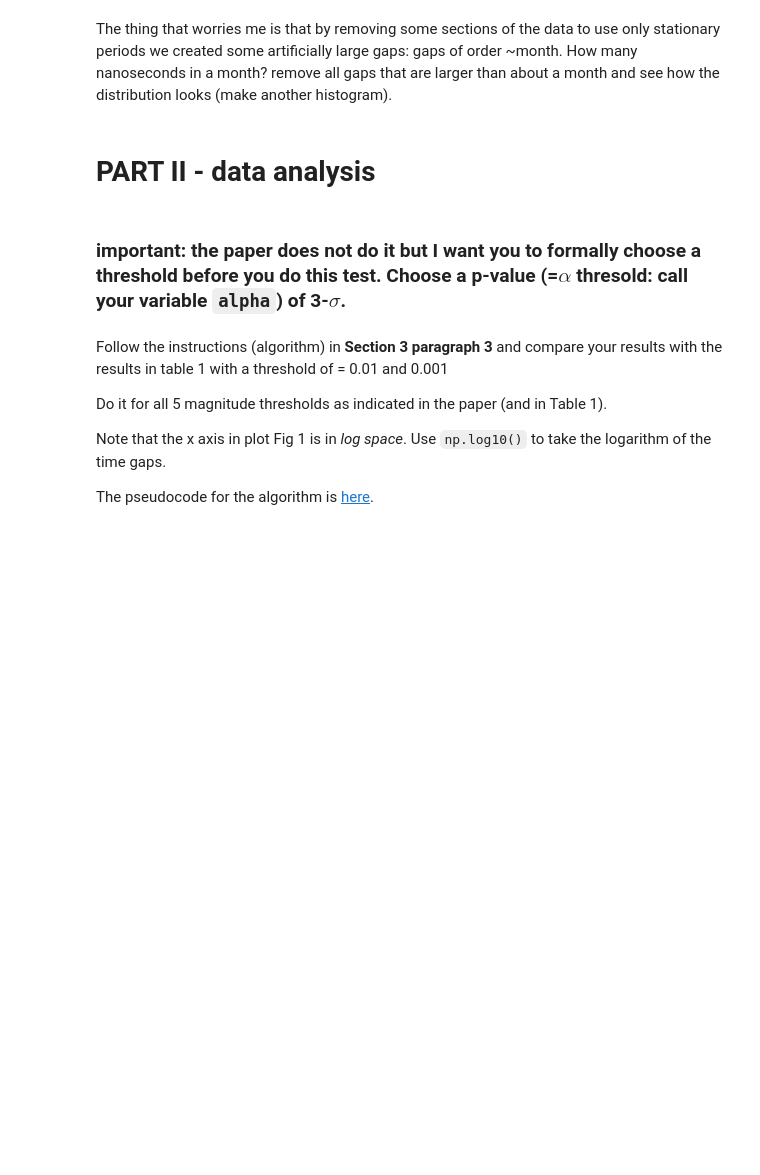
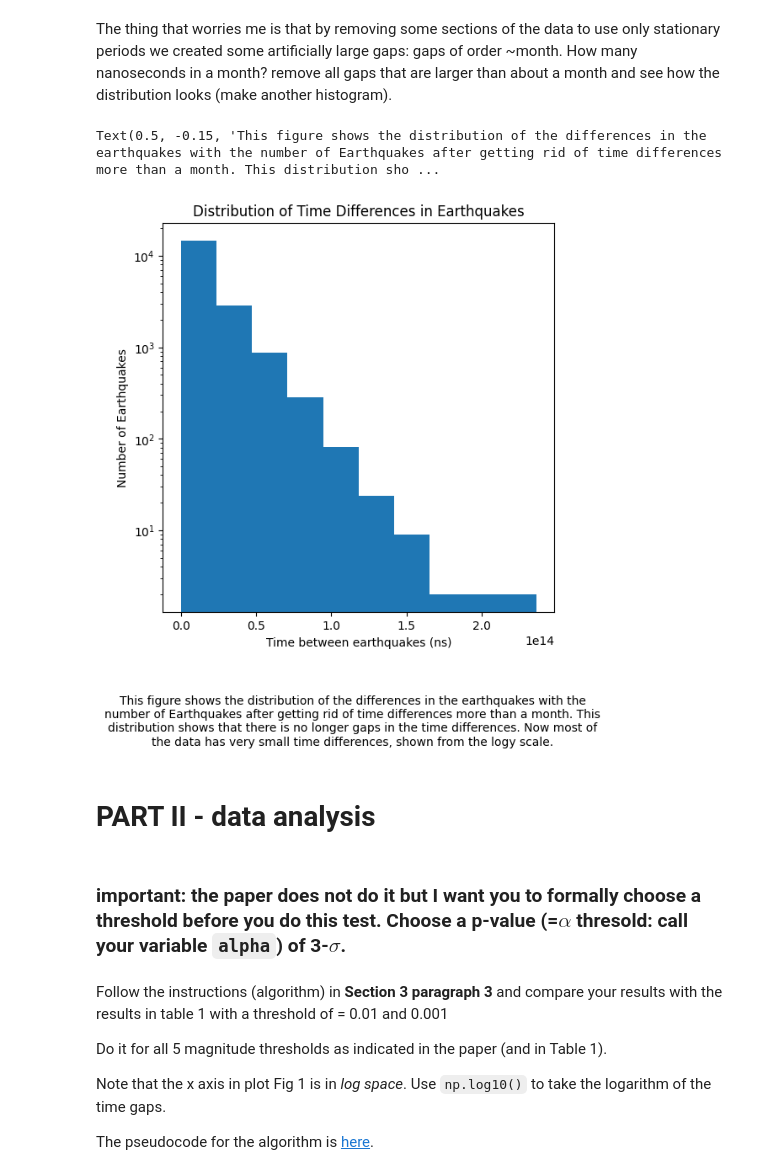
Before and after one commit to ASBRUC/DSPS_ABruce, a Jupyter notebook: ks_earthquakes_instructions.ipynb, the cells around one changed output. Drawn from its saved outputs; the diff is of its cells as text; code cells hidden in the pictures; blank space fills up the shorter version.

```diff
--- a/ks_earthquakes_instructions.ipynb
+++ b/ks_earthquakes_instructions.ipynb
@@ -217,3 +380,22 @@ The thing that worries me is that by removing some sections of the data to use o
+# %%
+#How many seconds in a month
+MonthNSec = 2.628 * 10 **15;
+for i in eqGoodData.index:
+  if eqGoodData.loc[i, "TimeDiffNSec"] > MonthNSec:
+    eqGoodData = eqGoodData.drop(i)
+
+#eqGoodData["TimeDiffNSec"].plot(kind = "hist", logy = True);
+
+fig, ax = plt.subplots(figsize = (6,6), dpi = 100)
+plt.hist(eqGoodData["TimeDiffNSec"], bins = 10)
+plt.xlabel("Time between earthquakes (ns)")
+ax.set_yscale('log')
+plt.ylabel("Number of Earthquakes")
+plt.title("Distribution of Time Differences in Earthquakes")
+fig.text(0.5, -0.15, "This figure shows the distribution of the differences in the earthquakes with the number of Earthquakes after getting rid of time differences more than a month. This distribution shows that there is no longer gaps in the time differences. Now most of the data has very small time differences, shown from the logy scale.", ha = "center", wrap = True)
+# %% [output]
+Text(0.5, -0.15, 'This figure shows the distribution of the differences in the earthquakes with the number of Earthquakes after getting rid of time differences more than a month. This distribution sho ...
+[figure, added]
 # %% [markdown]
 # PART II - data analysis
 # %% [markdown]
```
Also changed, not shown: parts of 32 cells of this notebook.
